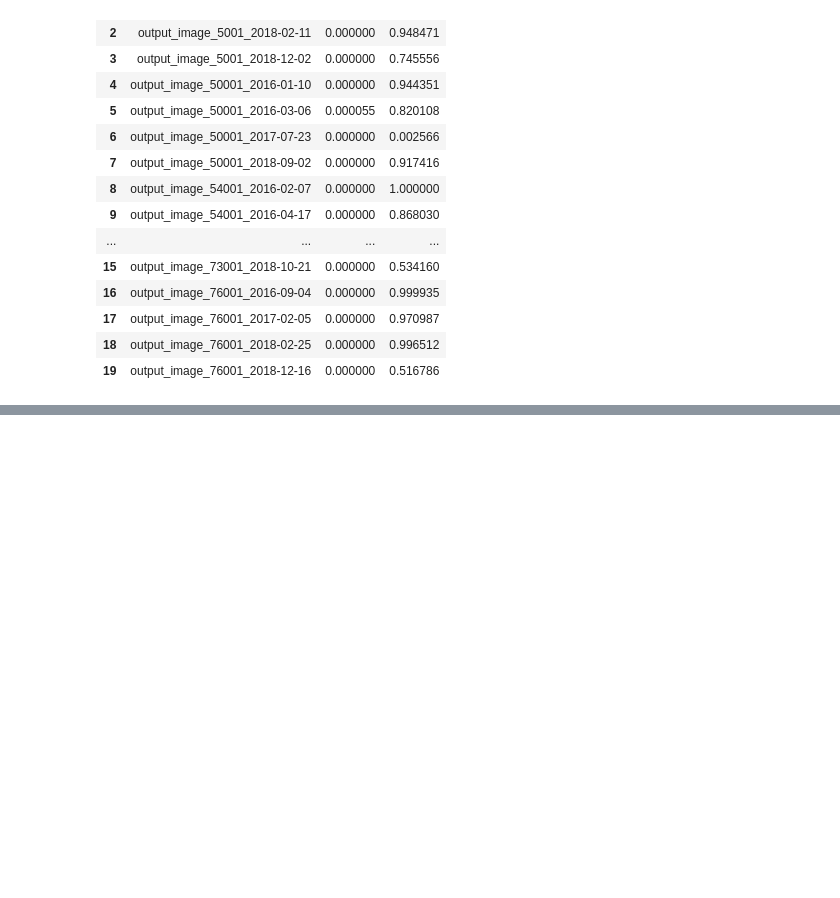
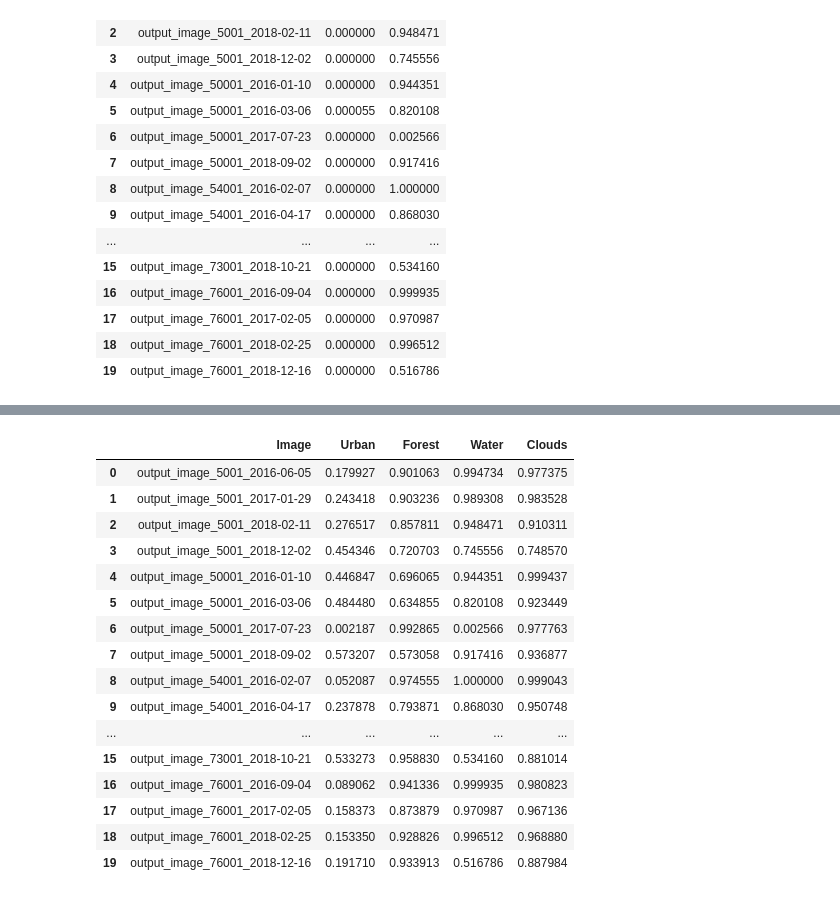
Before and after one commit to euniceyliu/mlhc-final-proj-seggpt, a Jupyter notebook: code/calculate_metrics.ipynb, the cells around one changed output, grey strips where cells are left out. Drawn from its saved outputs; the diff is of its cells as text; code cells hidden in the pictures; blank space fills up the shorter version.

Commit message:
edit calculate_metrics to show all 4 class results

```diff
--- a/code/calculate_metrics.ipynb
+++ b/code/calculate_metrics.ipynb
@@ -46,7 +46,7 @@ img_list = [
     "image_76001_2018-12-16"
 ]
 
-# img_list = ["output_" + img for img in img_list] # comment out if you are using it for two shot
+img_list = ["output_" + img for img in img_list] # comment out if you are using it for one-shot
 # %%
 def dice_coefficient(mask_true, mask_pred):
     """
@@ -96,8 +96,8 @@ def get_metrics(filename, threshold, class_label, showMasks=False):
     image = Image.open(image_path)
     image = image.convert("RGB")
     image = image.resize((448, 448))
-    # img_list = ["output_" + img for img in img_list] # comment out if you are using it for two shot
-    labeled_image_path = 'labeled/'+filename+"_colored.png"
+    labeled_filename = filename.replace('output_', '')  # comment out if using for one-shot
+    labeled_image_path = 'labeled/'+labeled_filename+"_colored.png"
     print(labeled_image_path)
     labeled_image = Image.open(labeled_image_path)
     if labeled_image.getbands() != (3):
@@ -216,0 +196,23 @@ Name: Dice, dtype: float64
+# %%
+# calculate metrics for all four classes
+water_dice = []
+for img in img_list:
+  f1score, dice = get_metrics(img, 100 , 'Water')
+  water_dice.append(dice)
+
+urban_dice = []
+for img in img_list:
+  f1score, dice = get_metrics(img, 100 , 'Urban')
+  urban_dice.append(dice)
+
+cloud_dice = []
+for img in img_list:
+  f1score, dice = get_metrics(img, 100 , 'Clouds')
+  f1_scores.append(f1score)
+  cloud_dice.append(dice)
+
+forest_dice = []
+for img in img_list:
+  f1score, dice = get_metrics(img, 100 , 'Forest')
+  f1_scores.append(f1score)
+  forest_dice.append(dice)
@@ -216,0 +255,22 @@ Name: Dice, dtype: float64
+# %%
+# Display final Dice Coefficients
+final_result = pd.DataFrame({'Image': img_list, 'Urban': urban_dice, 'Forest': forest_dice, 'Water': water_dice, 'Clouds': cloud_dice})
+final_result
+# %% [output]
+|  | Image | Urban | Forest | Water | Clouds |
+| 0 | output_image_5001_2016-06-05 | 0.179927 | 0.901063 | 0.994734 | 0.977375 |
+| 1 | output_image_5001_2017-01-29 | 0.243418 | 0.903236 | 0.989308 | 0.983528 |
+| 2 | output_image_5001_2018-02-11 | 0.276517 | 0.857811 | 0.948471 | 0.910311 |
+| 3 | output_image_5001_2018-12-02 | 0.454346 | 0.720703 | 0.745556 | 0.748570 |
+| 4 | output_image_50001_2016-01-10 | 0.446847 | 0.696065 | 0.944351 | 0.999437 |
+| 5 | output_image_50001_2016-03-06 | 0.484480 | 0.634855 | 0.820108 | 0.923449 |
+| 6 | output_image_50001_2017-07-23 | 0.002187 | 0.992865 | 0.002566 | 0.977763 |
+| 7 | output_image_50001_2018-09-02 | 0.573207 | 0.573058 | 0.917416 | 0.936877 |
+| 8 | output_image_54001_2016-02-07 | 0.052087 | 0.974555 | 1.000000 | 0.999043 |
+| 9 | output_image_54001_2016-04-17 | 0.237878 | 0.793871 | 0.868030 | 0.950748 |
+| ... | ... | ... | ... | ... | ... |
+| 15 | output_image_73001_2018-10-21 | 0.533273 | 0.958830 | 0.534160 | 0.881014 |
+| 16 | output_image_76001_2016-09-04 | 0.089062 | 0.941336 | 0.999935 | 0.980823 |
+| 17 | output_image_76001_2017-02-05 | 0.158373 | 0.873879 | 0.970987 | 0.967136 |
+| 18 | output_image_76001_2018-02-25 | 0.153350 | 0.928826 | 0.996512 | 0.968880 |
+| 19 | output_image_76001_2018-12-16 | 0.191710 | 0.933913 | 0.516786 | 0.887984 |
```
Also changed, not shown: parts of 3 cells of this notebook.
